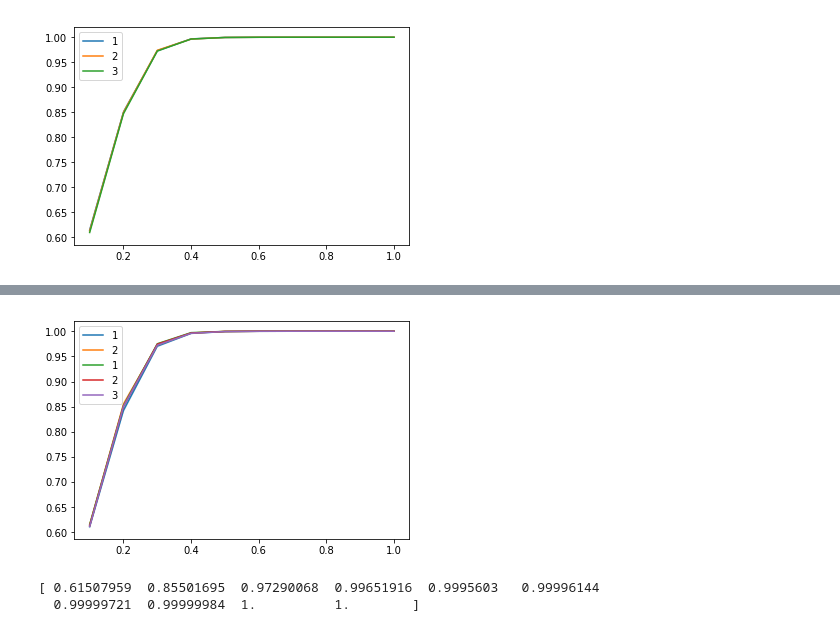
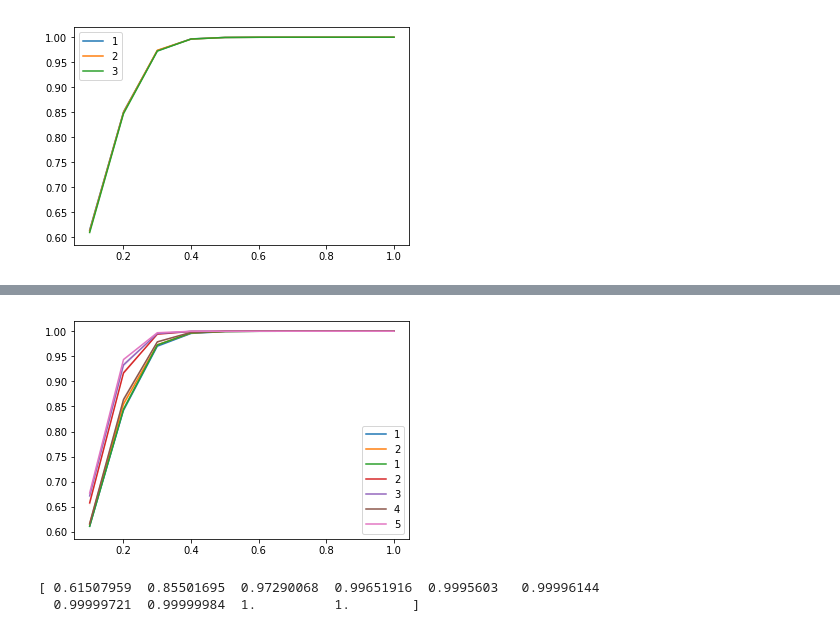
Before and after one commit to iphysresearch/Python4GW, a Jupyter notebook: CNN.ipynb, the cells around one changed output, grey strips where cells are left out. Cells and saved outputs as stored; diff of their text form; code cells hidden in the pictures.

```diff
--- a/CNN.ipynb
+++ b/CNN.ipynb
@@ -1640,13 +1671,12 @@ AUC_dialute02_3_2.npy      AUC_numfilter02_32_8_4.npy
 # %%
-
 # plot_AUC(np.load('/Users/Herb/Downloads/AUC_OURs.npy')[:-1])
 AUC_OURs = np.load('/Users/Herb/Downloads/AUC_OURs.npy')[-3:-1]
 plot_AUC(AUC_OURs)
 # AUC_OURs_ = np.load('/Users/Herb/Downloads/AUC_OURs_.npy')
 # plot_AUC(AUC_OURs_)
-plot_AUC(np.load('/Users/Herb/Downloads/AUC_OURs-5.npy'))
+plot_AUC(np.load('/Users/Herb/Downloads/AUC_OURs-9.npy'))
 # plot_AUC(np.concatenate((AUC_OURs, AUC_OURs_),axis=0))
 # np.save('./data_AUC/AUC_OURs', np.concatenate((AUC_OURs, AUC_OURs_),axis=0))
 # %% [output]
-[figure, old version]
+[figure, new version]
 # %%
```
Also changed, not shown: parts of 6 cells of this notebook, 5 other files.
